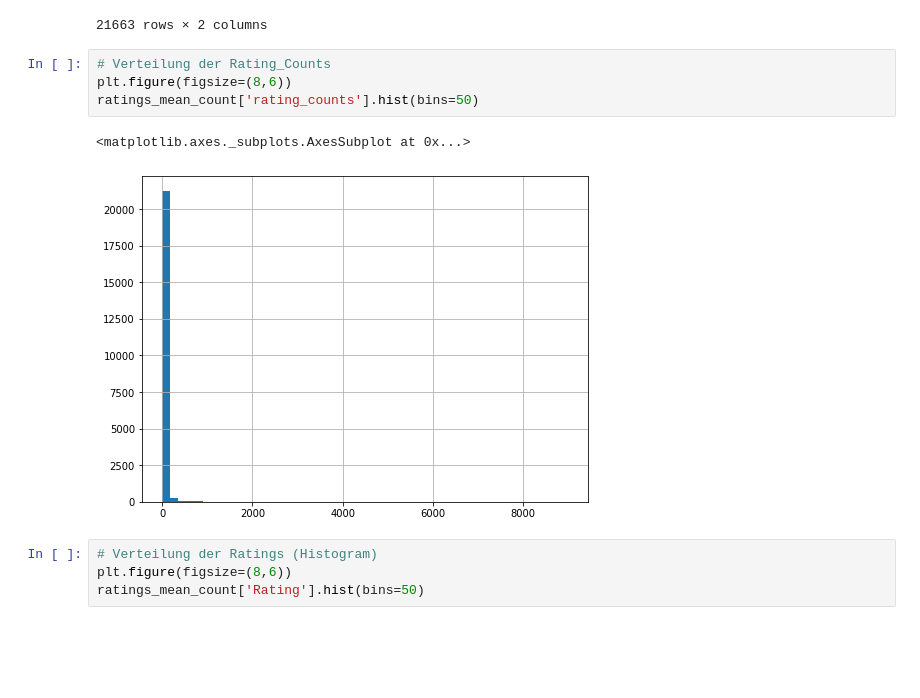
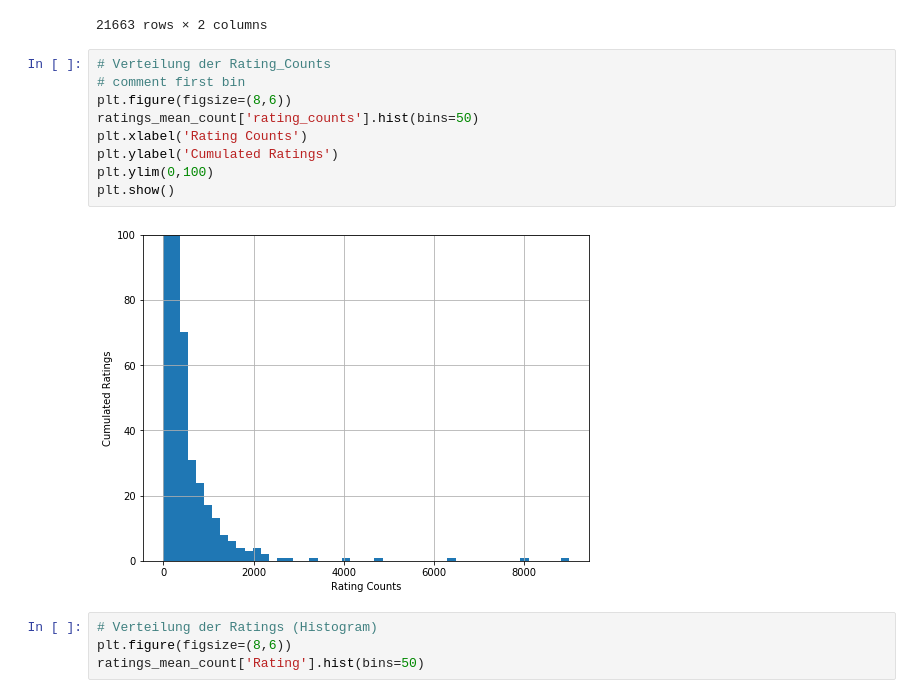
Before and after one commit to smorrow1/data_science_ss_20, a Jupyter notebook: Amzon_Reviews_Recom.ipynb, the cells around one changed output. Drawn from its saved outputs; the diff is of its cells as text; blank space fills up the shorter version.

```diff
--- a/Amzon_Reviews_Recom.ipynb
+++ b/Amzon_Reviews_Recom.ipynb
@@ -207,11 +222,15 @@ ratings_mean_count.sort_values(by='rating_counts', ascending=False)
 21663 rows × 2 columns
 # %%
 # Verteilung der Rating_Counts
+# comment first bin
 plt.figure(figsize=(8,6))
 ratings_mean_count['rating_counts'].hist(bins=50)
+plt.xlabel('Rating Counts')
+plt.ylabel('Cumulated Ratings')
+plt.ylim(0,100)
+plt.show()
 # %% [output]
-<matplotlib.axes._subplots.AxesSubplot at 0x...>
-[figure, old version]
+[figure, new version]
 # %%
 # Verteilung der Ratings (Histogram)
 plt.figure(figsize=(8,6))
```
Also changed, not shown: parts of 15 cells of this notebook.
